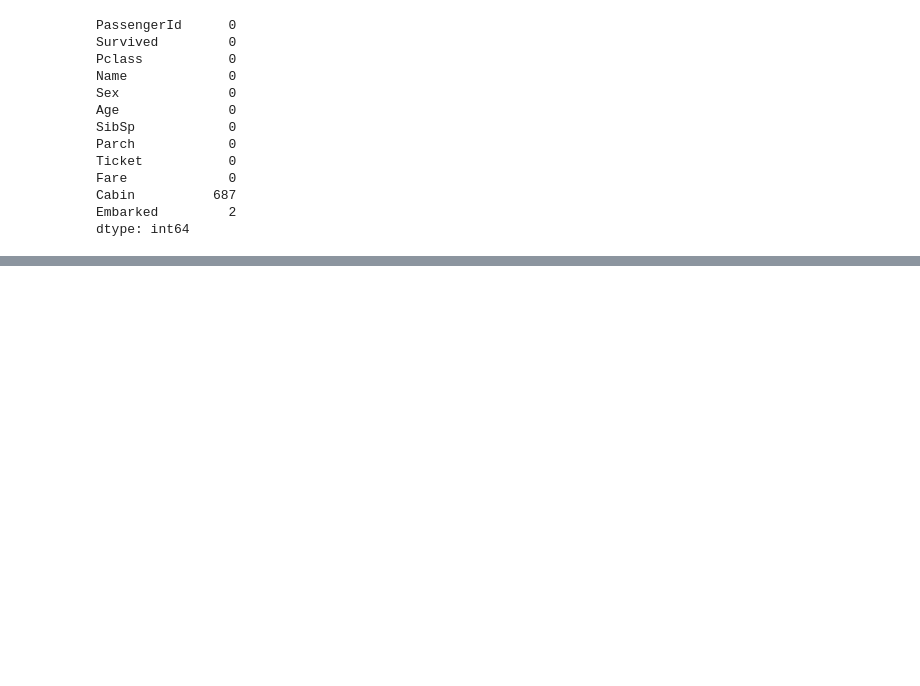
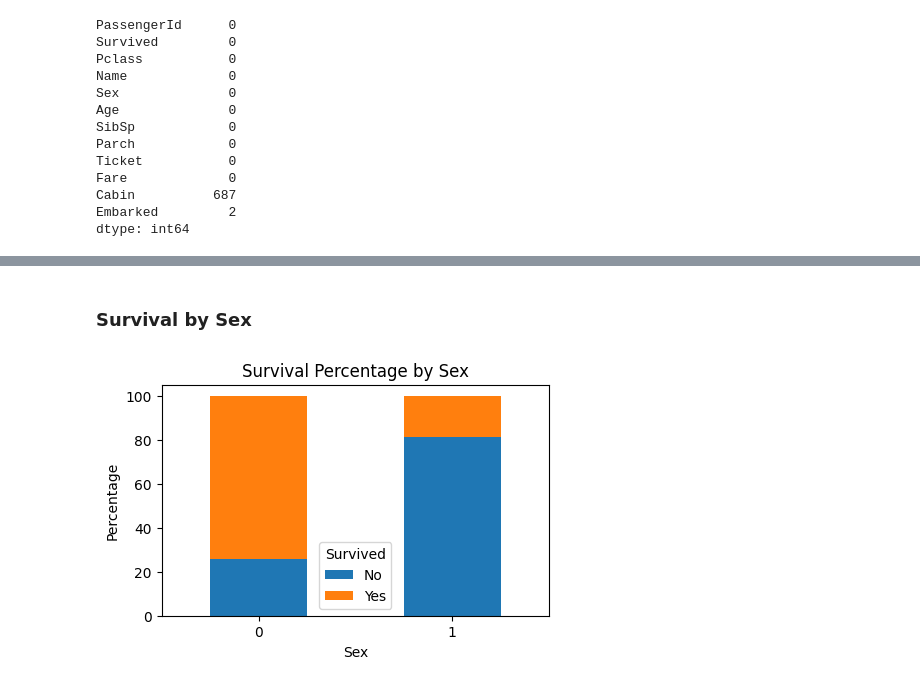
Before and after one commit to stuphy13/JackOrRose, a Jupyter notebook: JackOrRose.ipynb, the cells around one changed output, grey strips where cells are left out. Cells and saved outputs as stored; diff of their text form; code cells hidden in the pictures; blank space fills up the shorter version.

```diff
--- a/JackOrRose.ipynb
+++ b/JackOrRose.ipynb
@@ -60,0 +258,2 @@ dtype: int64
+# %%
+df["isChild"] = (df["AgeGroup"]=="1").astype(int)
@@ -60,0 +264,2 @@ dtype: int64
+# %%
+df = df.drop("AgeGroup", axis=1)
@@ -60,0 +268,2 @@ dtype: int64
+# %%
+df = df.drop("Age",axis=1)
@@ -60,0 +279,13 @@ dtype: int64
+# %% [markdown]
+### Survival by Sex
+# %%
+survival_by_sex = pd.crosstab(df['Sex'], df['Survived'], normalize='index') * 100
+survival_by_sex.plot(kind='bar', stacked=True, figsize=(5, 3))
+plt.title('Survival Percentage by Sex')
+plt.xlabel('Sex')
+plt.ylabel('Percentage')
+plt.xticks(rotation=0)
+plt.legend(title='Survived', labels=['No', 'Yes'])
+plt.show()
+# %% [output]
+[figure, added]
```
Also changed, not shown: parts of 63 cells of this notebook, 1 other file.
